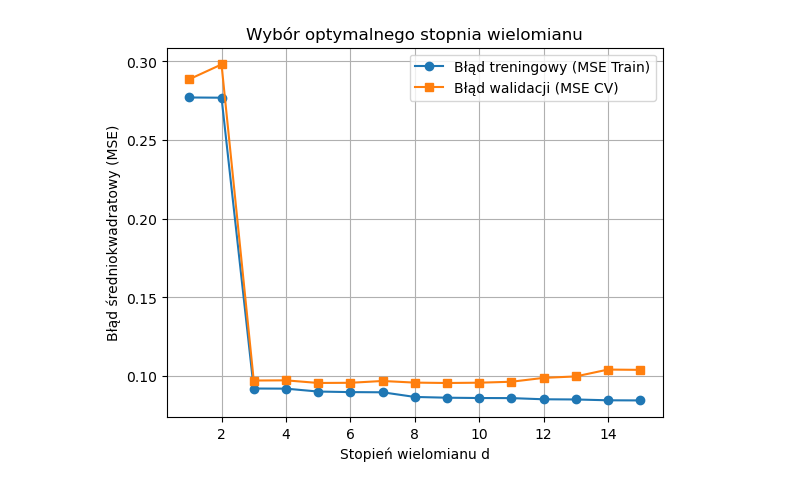
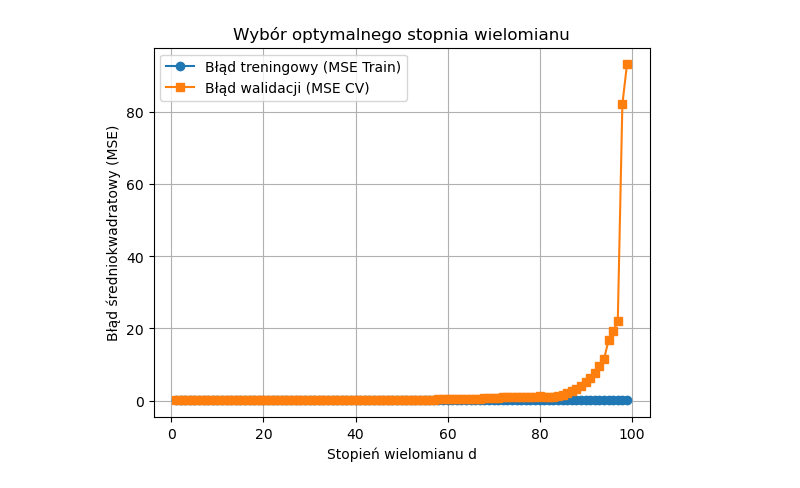
Before and after one commit to QbaRet/computer-science, a Jupyter notebook: 4_semester_2026/statystyka/zad48.ipynb, the cells around one changed output. Drawn from its saved outputs; the diff is of its cells as text; code cells hidden in the pictures.

```diff
--- a/4_semester_2026/statystyka/zad48.ipynb
+++ b/4_semester_2026/statystyka/zad48.ipynb
@@ -9,32 +9,32 @@ from sklearn.metrics import mean_squared_error
 
 
 n = 200
 x = np.random.uniform(0, 1, n)
 epsilon = np.random.normal(0, 0.3, n)
 y = np.sin(2 * np.pi * x) + epsilon
 
 X = x.reshape(-1, 1)
 
-d = range(1, 16)
+d = range(1, 100)
 mse_cv = []
 mse_train=[]
 for i in d:
     model = make_pipeline(PolynomialFeatures(i), LinearRegression())
     model.fit(X,y)
     y_pred=model.predict(X)
     mse=mean_squared_error(y,y_pred)
     mse_train.append(mse)
 
     wynik_cv = np.mean(cross_val_score(model, X, y, cv=5, scoring='neg_mean_squared_error')) * (-1)
     mse_cv.append(wynik_cv)
 
 plt.plot(d, mse_train, marker='o', label='Błąd treningowy (MSE Train)')
 plt.plot(d, mse_cv, marker='s', label='Błąd walidacji (MSE CV)')
 plt.xlabel('Stopień wielomianu d')
 plt.ylabel('Błąd średniokwadratowy (MSE)')
 plt.title('Wybór optymalnego stopnia wielomianu')
 plt.legend()
 plt.grid(True)
 plt.show()
 # %% [output]
-[figure, old version]
+[figure, new version]
```
Also changed, not shown: 10 other files.
